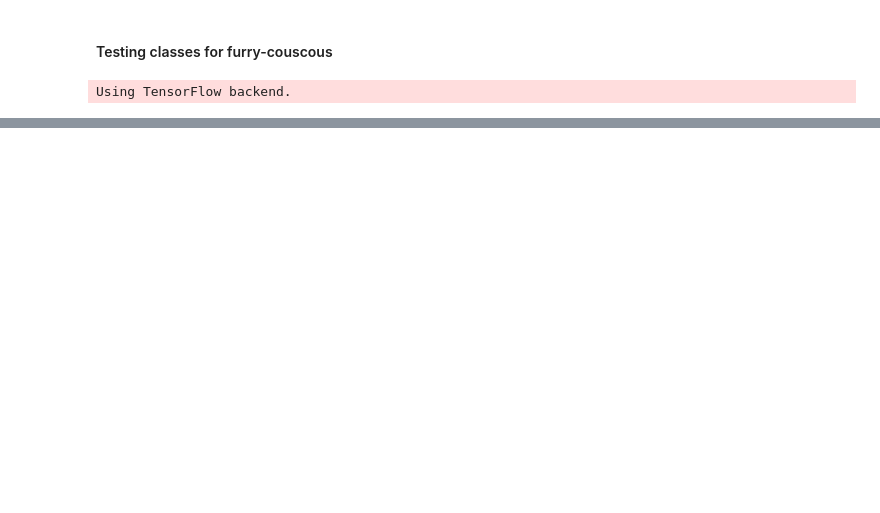
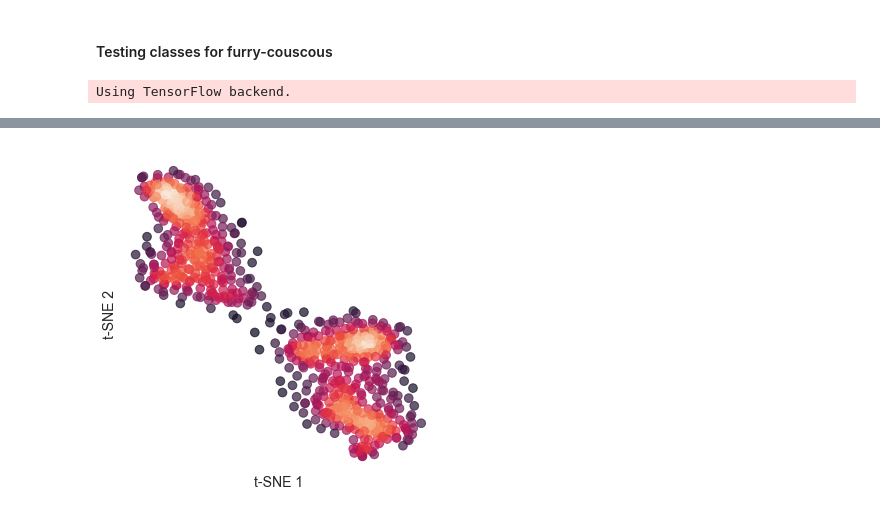
Before and after one commit to codyheiser/furry-couscous, a Jupyter notebook: fcc_classes_tutorial.ipynb, the cells around one changed output, grey strips where cells are left out. Cells and saved outputs as stored; diff of their text form; code cells hidden in the pictures; blank space fills up the shorter version.

```diff
--- a/fcc_classes_tutorial.ipynb
+++ b/fcc_classes_tutorial.ipynb
@@ -143,0 +101,5 @@ Clustering not yet determined. Assign clusters with self.clu.assign().
+# %%
+# ... and look at those results
+test1_tSNE.plot()
+# %% [output]
+[figure, added]
```
Also changed, not shown: parts of 39 cells of this notebook, 2 other files.
